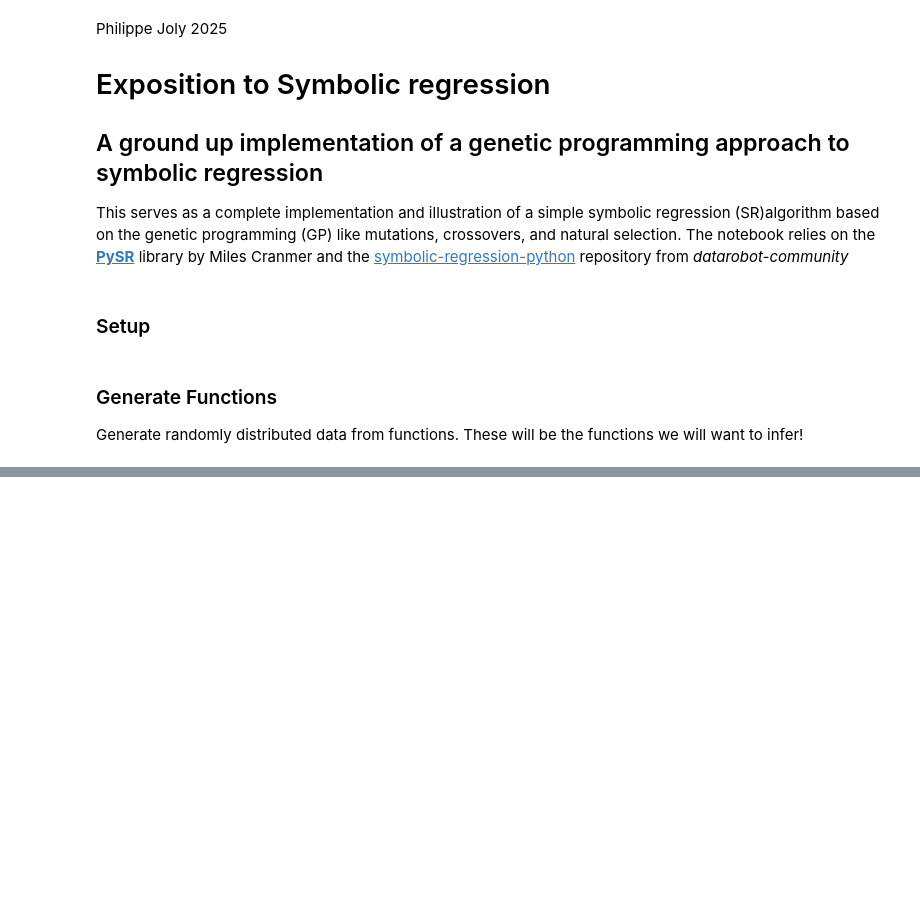
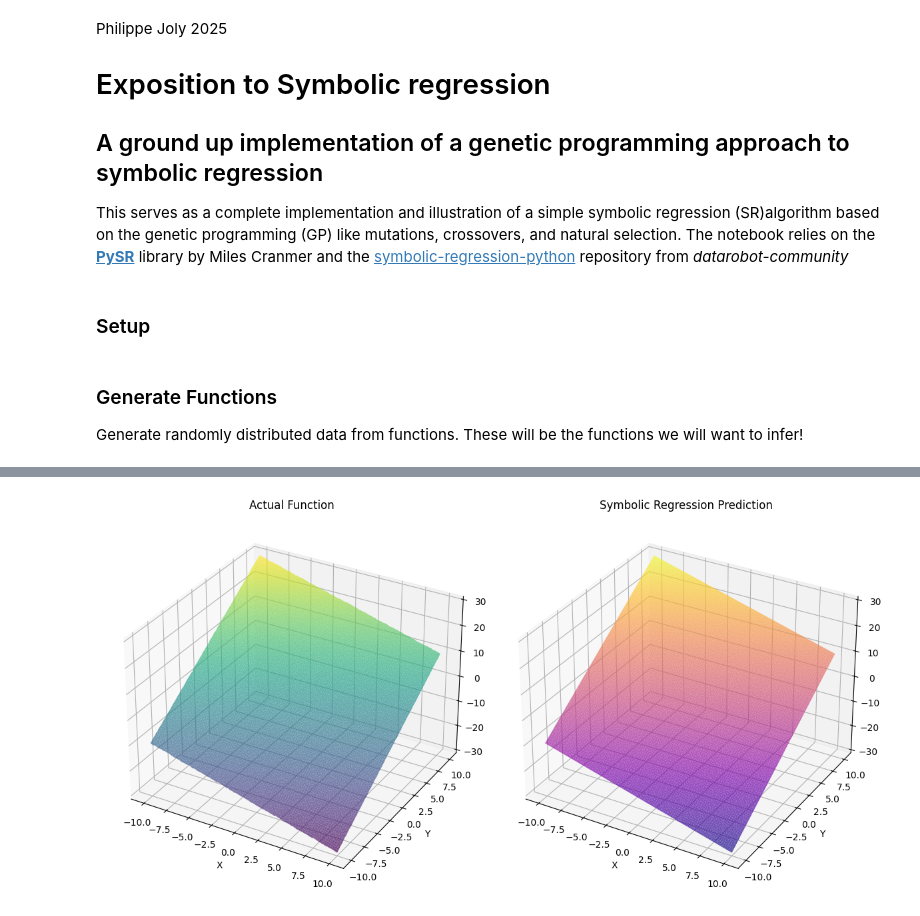
Before and after one commit to PhilJ0ly/Genetic-Symbolic-Regression, a Jupyter notebook: sym_reg.ipynb, the cells around one changed output, grey strips where cells are left out. Drawn from its saved outputs; the diff is of its cells as text; code cells hidden in the pictures; blank space fills up the shorter version.

Commit message:
First working implementation of SR. works for linear homogeneous functions

```diff
--- a/sym_reg.ipynb
+++ b/sym_reg.ipynb
@@ -93,6 +121,6 @@ def print_fxns(data):
         print()
 # %%
-X, data = generate_data(fxns, num_pts=[100, 10000, 1000000], num_per_f=3, sigma=0.1)
+X, data = generate_data(linear_fxns, num_pts=[100, 100**2, 21**3], num_per_f=1, sigma=0.1)
 
 print_fxns(data)
 # %% [output]
@@ -115,0 +307,41 @@ Function 6: 8*x**2 + -10*y**2 + exp(z*y)
+# %%
+num_input = 1
+pop = [gen_random_func(0, vals[num_input]) for _ in range(POP_SZ)]
+
+X_f = X[num_input]
+data_f = data[num_input][0][0]
+f =  data[num_input][0][1]
+# %%
+global_best = float("inf")
+
+for gen in range(MAX_GENERATIONS):
+    fitness = []
+    for func in pop:
+        preds = np.array([eval_ops(func, row) for row in X_f])
+
+        fit_score = get_fitness(func, preds, data_f)
+        fitness.append(fit_score)
+
+        if fit_score < global_best:
+            global_best = fit_score
+            best_pred = preds
+            best_func = func
+
+    print("Generation %d\nBest Score: %.2f\nMedian Score: %.2f\nBest function %s\n"
+        % (
+              gen,
+              global_best,
+              np.median(fitness),
+              render_ops(best_func)
+        )
+    )
+
+    pop = [get_child(pop, fitness, vals[num_input]) for _ in range(POP_SZ)]
+
+print("Best Global Score: %.2f\nBest function %s\nActual function %s"
+    % (
+        global_best,
+        render_ops(best_func),
+        f
+    )
+)
@@ -115,0 +366,4 @@ Function 6: 8*x**2 + -10*y**2 + exp(z*y)
+# %%
+compare_3d_plot(X_f, best_pred, data_f)
+# %% [output]
+[figure, added]
```
Also changed, not shown: parts of 21 cells of this notebook, 1 other file.
